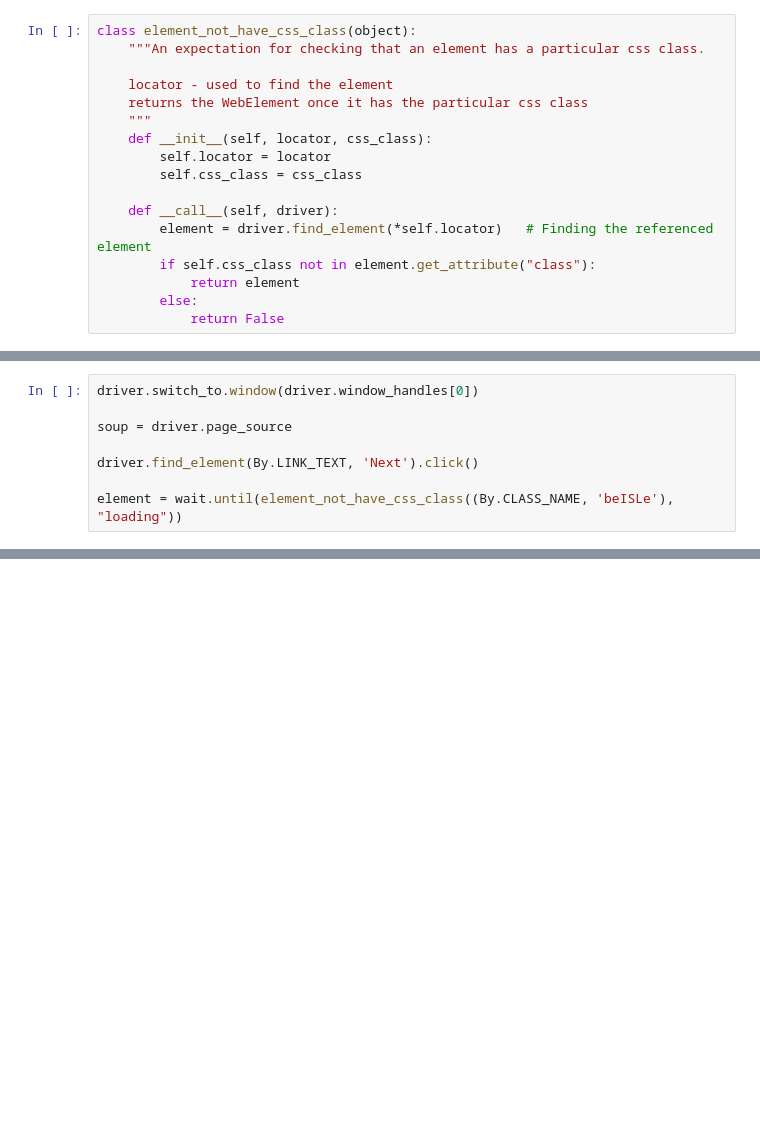
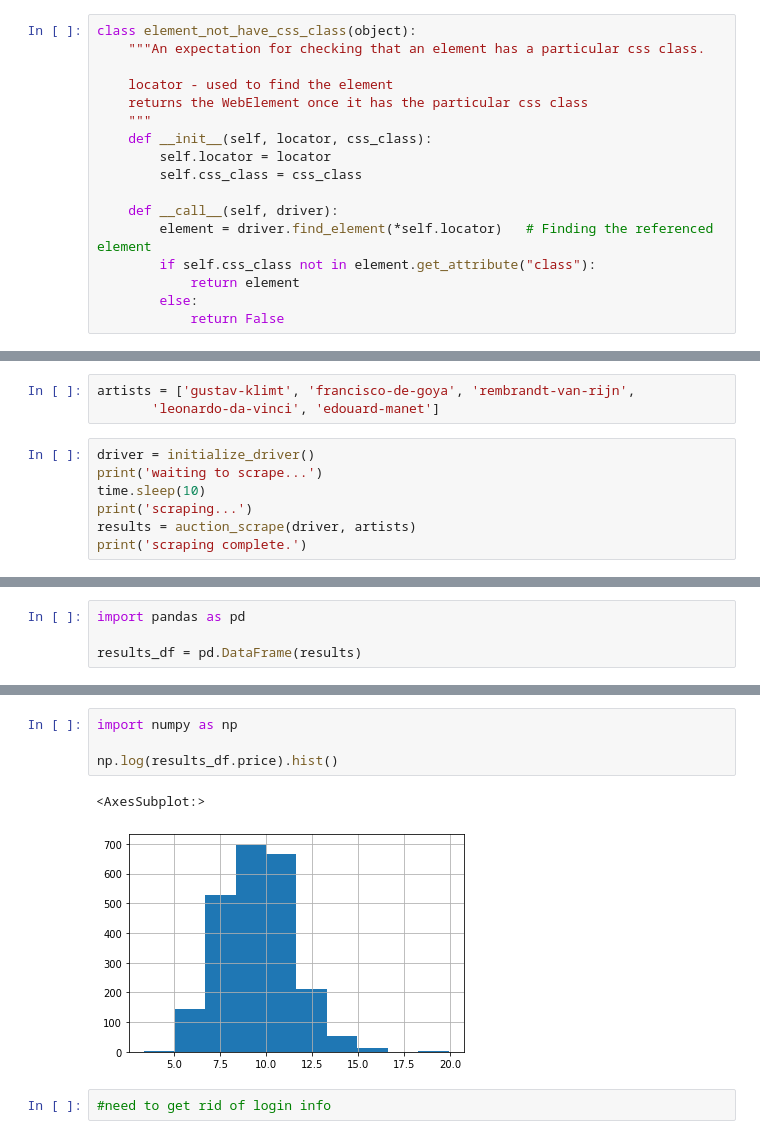
Before and after one commit to rollingstorms/Bob-Ross-Authenticator, a Jupyter notebook: mike/Auction-scraper.ipynb, the cells around one changed output, grey strips where cells are left out. Drawn from its saved outputs; the diff is of its cells as text; blank space fills up the shorter version.

Commit message:
finished draft of auction scraper

```diff
--- a/mike/Auction-scraper.ipynb
+++ b/mike/Auction-scraper.ipynb
@@ -65,8 +77,0 @@ select_object.select_by_index(1)
-# %%
-driver.switch_to.window(driver.window_handles[0])
-
-soup = driver.page_source
-
-driver.find_element(By.LINK_TEXT, 'Next').click()
-
-element = wait.until(element_not_have_css_class((By.CLASS_NAME, 'beISLe'), "loading"))
@@ -74,0 +180,10 @@ driver.close()
+# %%
+artists = ['gustav-klimt', 'francisco-de-goya', 'rembrandt-van-rijn',
+       'leonardo-da-vinci', 'edouard-manet']
+# %%
+driver = initialize_driver()
+print('waiting to scrape...')
+time.sleep(10)
+print('scraping...')
+results = auction_scrape(driver, artists)
+print('scraping complete.')
@@ -74,0 +198,4 @@ driver.close()
+# %%
+import pandas as pd
+
+results_df = pd.DataFrame(results)
@@ -74,0 +285,9 @@ driver.close()
+# %%
+import numpy as np
+
+np.log(results_df.price).hist()
+# %% [output]
+<AxesSubplot:>
+[figure, added]
+# %%
+#need to get rid of login info
```
Also changed, not shown: parts of 16 cells of this notebook, 2 other files.
